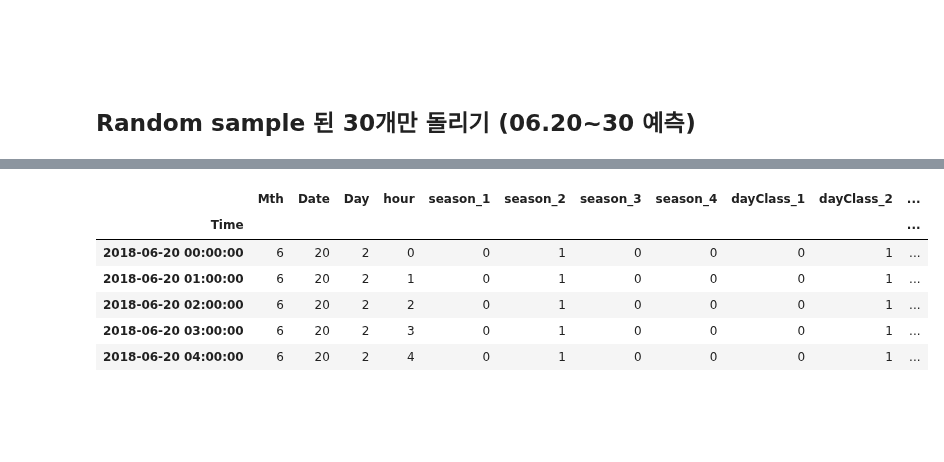
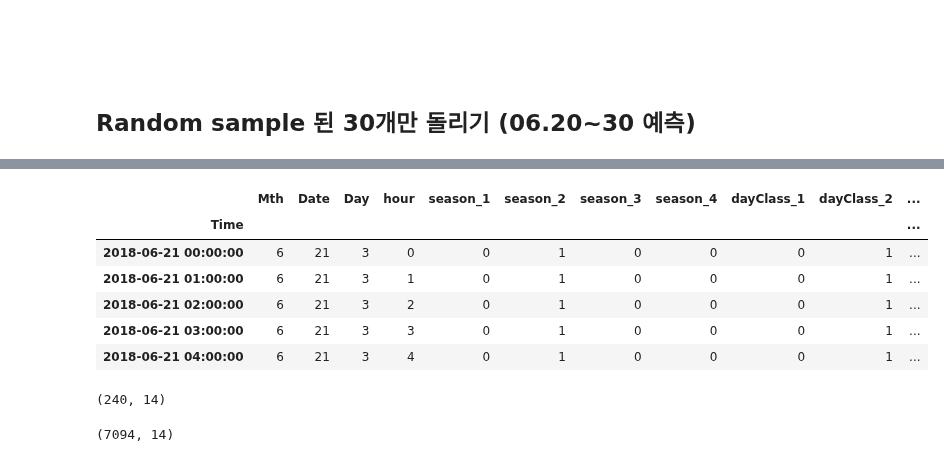
Before and after one commit to yagippi27/DACON_CONTEST_2019, a Jupyter notebook: SOOMIN/0__. Presentation용 작업.ipynb, the cells around one changed output, grey strips where cells are left out. Saved outputs shown, nothing was run; the diff lists cells and outputs as text; code cells hidden in the pictures; blank space fills up the shorter version.

```diff
--- a/SOOMIN/0__. Presentation용 작업.ipynb
+++ b/SOOMIN/0__. Presentation용 작업.ipynb
@@ -206,12 +231,20 @@ test_real.head()
 5 rows × 30 columns
 # %%
-X_test = TE_timeV_dum_wthr.loc['2018-06-20 00:00:00':, :]
+X_test = TE_timeV_dum_wthr.loc['2018-06-21 00:00:00':, :]
 X_test.head()
 # %% [output]
 |  | Mth | Date | Day | hour | season_1 | season_2 | season_3 | season_4 | dayClass_1 | dayClass_2 | ... |
 | Time |  |  |  |  |  |  |  |  |  |  | ... |
-| 2018-06-20 00:00:00 | 6 | 20 | 2 | 0 | 0 | 1 | 0 | 0 | 0 | 1 | ... |
-| 2018-06-20 01:00:00 | 6 | 20 | 2 | 1 | 0 | 1 | 0 | 0 | 0 | 1 | ... |
-| 2018-06-20 02:00:00 | 6 | 20 | 2 | 2 | 0 | 1 | 0 | 0 | 0 | 1 | ... |
-| 2018-06-20 03:00:00 | 6 | 20 | 2 | 3 | 0 | 1 | 0 | 0 | 0 | 1 | ... |
-| 2018-06-20 04:00:00 | 6 | 20 | 2 | 4 | 0 | 1 | 0 | 0 | 0 | 1 | ... |
+| 2018-06-21 00:00:00 | 6 | 21 | 3 | 0 | 0 | 1 | 0 | 0 | 0 | 1 | ... |
+| 2018-06-21 01:00:00 | 6 | 21 | 3 | 1 | 0 | 1 | 0 | 0 | 0 | 1 | ... |
+| 2018-06-21 02:00:00 | 6 | 21 | 3 | 2 | 0 | 1 | 0 | 0 | 0 | 1 | ... |
+| 2018-06-21 03:00:00 | 6 | 21 | 3 | 3 | 0 | 1 | 0 | 0 | 0 | 1 | ... |
+| 2018-06-21 04:00:00 | 6 | 21 | 3 | 4 | 0 | 1 | 0 | 0 | 0 | 1 | ... |
+# %%
+X_test.shape
+# %% [output]
+(240, 14)
+# %%
+features.shape
+# %% [output]
+(7094, 14)
```
Also changed, not shown: parts of 19 cells of this notebook.
